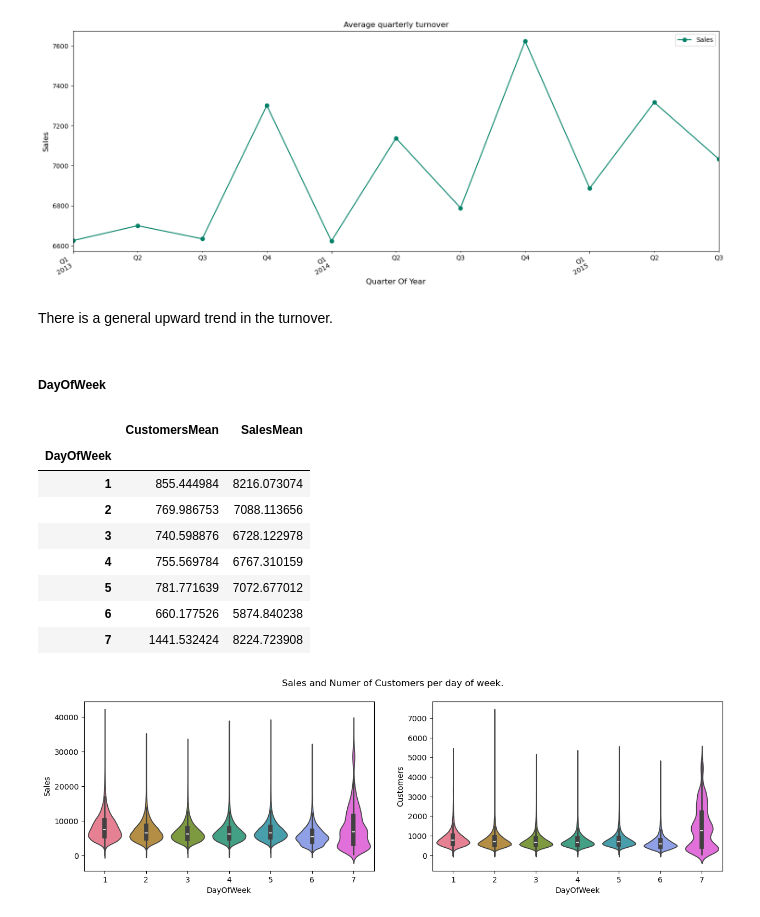
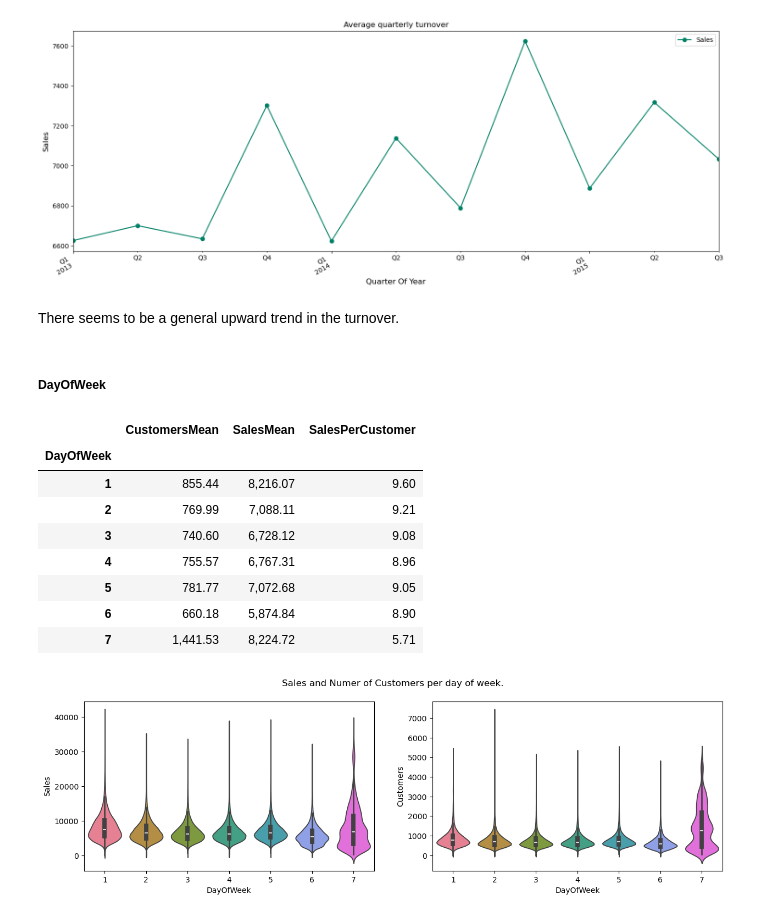
Before and after one commit to xaviermondragon/rossmann, a Jupyter notebook: notebooks/1_sales_eda.ipynb, the cells around one changed output. Cells and saved outputs as stored; diff of their text form; code cells hidden in the pictures.

```diff
--- a/notebooks/1_sales_eda.ipynb
+++ b/notebooks/1_sales_eda.ipynb
@@ -121,5 +123,6 @@ sales_df[(sales_df['Sales'] == 0) & (sales_df['Open'] == 1)]
 Due to the penultimate finding, we will limit our analysis to the points at which the store in question was open. Let's first take a look at the descriptive statistics:
 # %%
 sales_open_df = sales_df[sales_df['Open'] == 1]
-sales_open_df.describe()#.apply(lambda x: x.apply('{0:.5f}'.format))
+pd.options.display.float_format = "{:,.2f}".format
+sales_open_df.drop('Store', axis=1).describe()
 # %% [output]
@@ -267,22 +270,24 @@ plt.tight_layout();
 # %% [output]
 [figure]
 # %% [markdown]
-There is a general upward trend in the turnover.
+There seems to be a general upward trend in the turnover.
 # %% [markdown]
 ##### DayOfWeek
 # %%
-sales_open_df.groupby('DayOfWeek')[['Customers', 'Sales']].mean()\
+by_weekday = sales_open_df.groupby('DayOfWeek')[['Customers', 'Sales']].mean()\
 .rename({'Customers': 'CustomersMean', 'Sales': 'SalesMean'}, axis=1)
+by_weekday['SalesPerCustomer'] = by_weekday['SalesMean'] / by_weekday['CustomersMean']
+by_weekday
 # %% [output]
-|  | CustomersMean | SalesMean |
-| DayOfWeek |  |  |
-| 1 | 855.444984 | 8216.073074 |
-| 2 | 769.986753 | 7088.113656 |
-| 3 | 740.598876 | 6728.122978 |
-| 4 | 755.569784 | 6767.310159 |
-| 5 | 781.771639 | 7072.677012 |
-| 6 | 660.177526 | 5874.840238 |
-| 7 | 1441.532424 | 8224.723908 |
+|  | CustomersMean | SalesMean | SalesPerCustomer |
+| DayOfWeek |  |  |  |
+| 1 | 855.44 | 8,216.07 | 9.60 |
+| 2 | 769.99 | 7,088.11 | 9.21 |
+| 3 | 740.60 | 6,728.12 | 9.08 |
+| 4 | 755.57 | 6,767.31 | 8.96 |
+| 5 | 781.77 | 7,072.68 | 9.05 |
+| 6 | 660.18 | 5,874.84 | 8.90 |
+| 7 | 1,441.53 | 8,224.72 | 5.71 |
 # %%
 fig, (axis1,axis2) = plt.subplots(1,2,figsize=(15,4))
 
```
Also changed, not shown: parts of 15 cells of this notebook.
